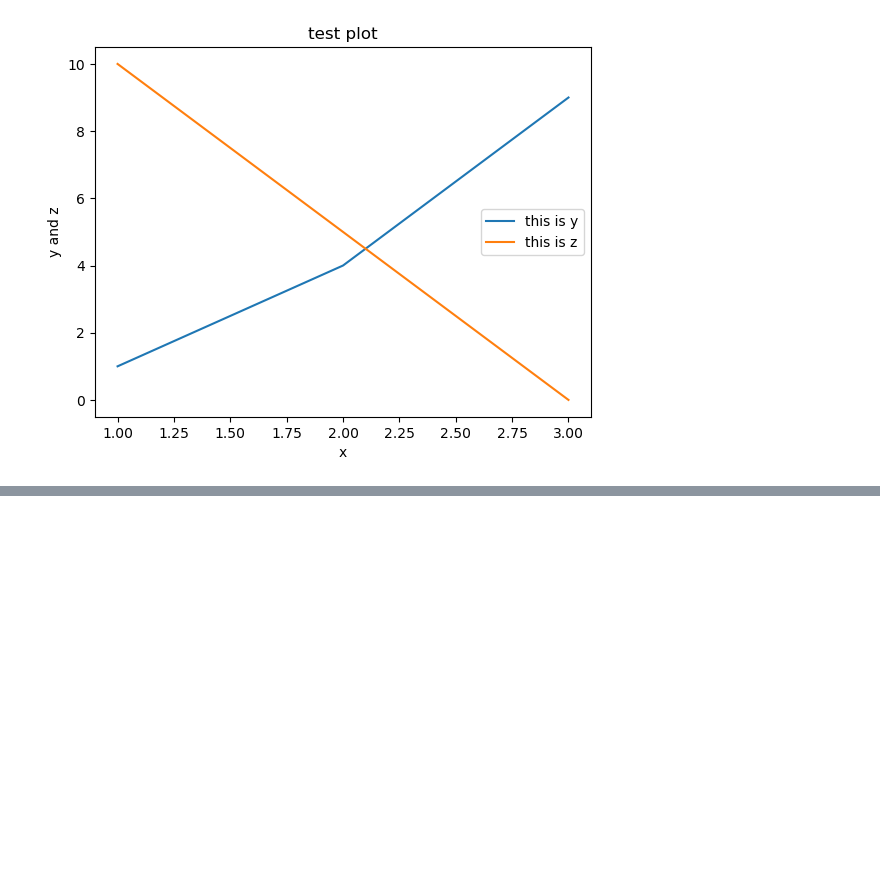
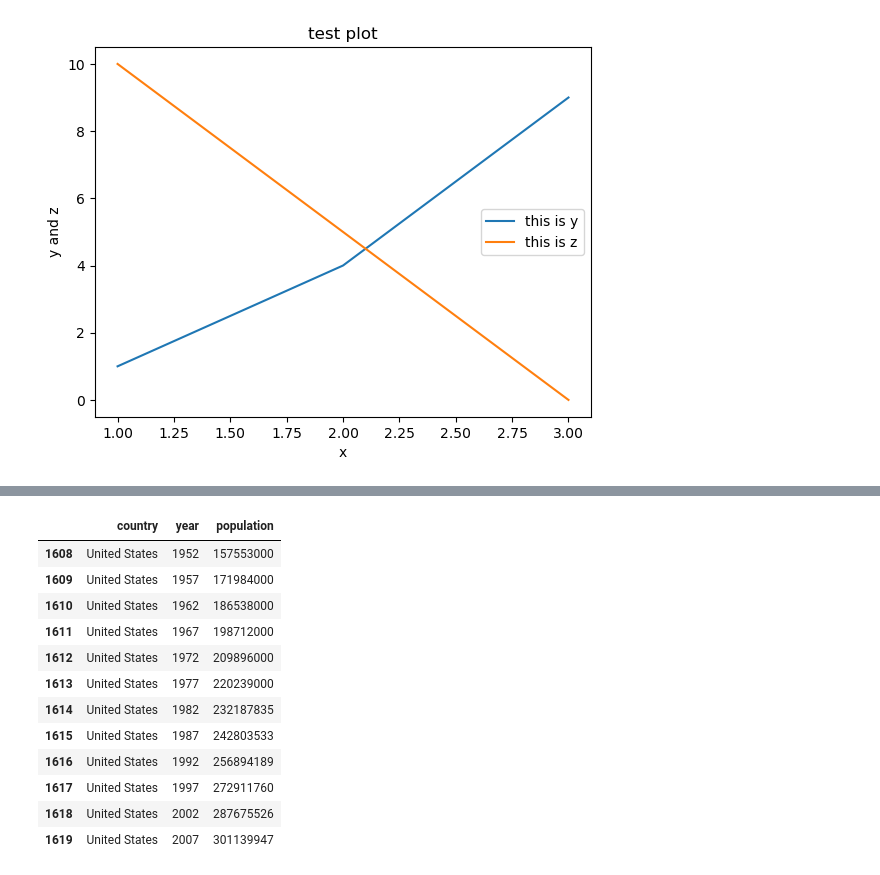
Before and after one commit to NicholsonCameron/Activity2.3, a Jupyter notebook: Matplotlib.ipynb, the cells around one changed output, grey strips where cells are left out. Saved outputs shown, nothing was run; the diff lists cells and outputs as text; code cells hidden in the pictures; blank space fills up the shorter version.

```diff
--- a/Matplotlib.ipynb
+++ b/Matplotlib.ipynb
@@ -19,0 +63,16 @@ sample_data = pd.read_csv('./data/sample_data.csv')
+# %%
+data[data.country == 'United States']
+# %% [output]
+|  | country | year | population |
+| 1608 | United States | 1952 | 157553000 |
+| 1609 | United States | 1957 | 171984000 |
+| 1610 | United States | 1962 | 186538000 |
+| 1611 | United States | 1967 | 198712000 |
+| 1612 | United States | 1972 | 209896000 |
+| 1613 | United States | 1977 | 220239000 |
+| 1614 | United States | 1982 | 232187835 |
+| 1615 | United States | 1987 | 242803533 |
+| 1616 | United States | 1992 | 256894189 |
+| 1617 | United States | 1997 | 272911760 |
+| 1618 | United States | 2002 | 287675526 |
+| 1619 | United States | 2007 | 301139947 |
```
Also changed, not shown: parts of 14 cells of this notebook.
